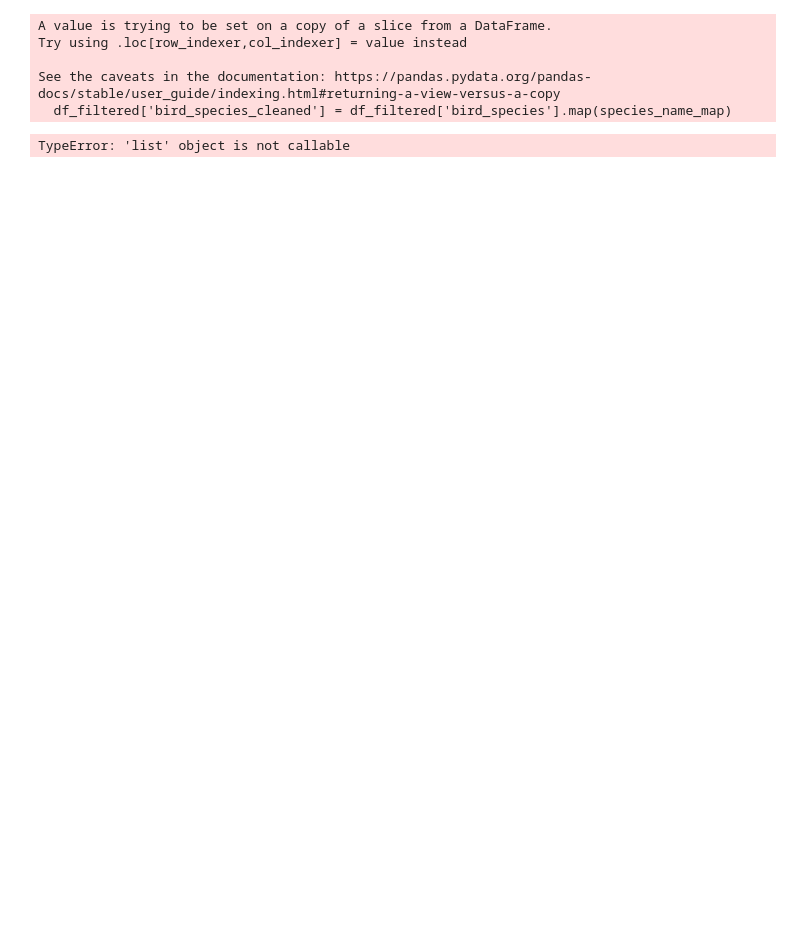
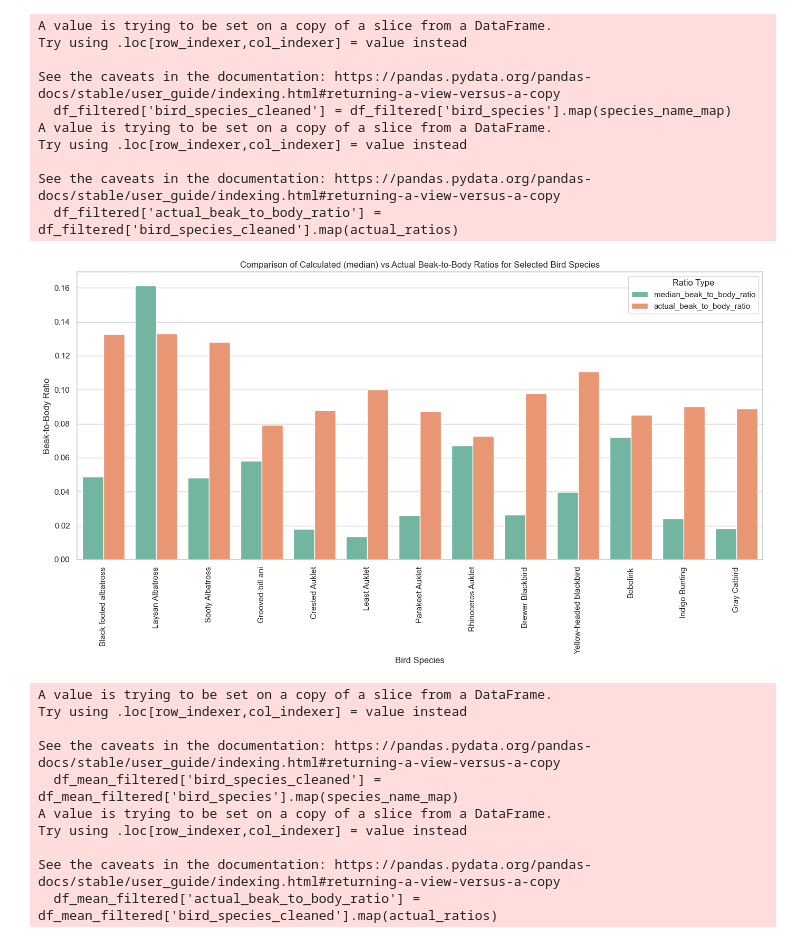
Before and after one commit to abkerper/DS4002_Project3, a Jupyter notebook: SCRIPTS/analysis.ipynb, the cells around one changed output. Drawn from its saved outputs; the diff is of its cells as text; code cells hidden in the pictures; blank space fills up the shorter version.

```diff
--- a/SCRIPTS/analysis.ipynb
+++ b/SCRIPTS/analysis.ipynb
@@ -4,10 +4,14 @@
 import pandas as pd
 import matplotlib.pyplot as plt
 import seaborn as sns
+import os
+# print("Current Working Directory:", os.getcwd())
 
+# # Change to the desired directory
+# os.chdir('c:/DS4002_Project3')
 # Load the CSV file with bird species and their median ratios
-df = pd.read_csv('bird_beak_to_body_medians.csv')
-df_mean = pd.read_csv('bird_beak_to_body_ratios.csv')
+df = pd.read_csv('OUTPUT/bird_beak_to_body_medians.csv')
+df_mean = pd.read_csv('OUTPUT/bird_beak_to_body_ratios.csv')
 
 sns.set(style="whitegrid")
 # %%
@@ -15,10 +19,22 @@ import pandas as pd
 import matplotlib.pyplot as plt
 import seaborn as sns
 
-# Data for the actual beak-to-body ratios calculated from values taken from AVONET
-avonet_df = pd.read_csv("avonet_data.csv")
-# avonet_ratio_column = avonet_df["Beak to body ratio"]
-actual_ratios = avonet_df["Beak to body ratio"]
+# Data for the actual beak-to-body ratios (manually mapped) calculated from values taken from AVONET
+actual_ratios = {
+    "Black footed albatross": 0.132808399,
+    "Laysan Albatross": 0.1328740157,
+    "Sooty Albatross": 0.1281176471,
+    "Grooved-bill ani": 0.07911764706,
+    "Rhinoceros Auklet": 0.07285714286,
+    "Crested Auklet": 0.08791666667,
+    "Least Auklet": 0.1,
+    "Parakeet Auklet": 0.08739130435,
+    "Yellow-headed blackbird": 0.1107283465,
+    "Indigo Bunting": 0.09,
+    "Bobolink": 0.08503937008,
+    "Brewer Blackbird": 0.09777623951,
+    "Gray Catbird": 0.08893006021
+}
 
 # Mapping from directory names to cleaned species names
 species_name_map = {
@@ -59,31 +75,46 @@ df_melted = df_filtered.melt(id_vars=['bird_species_cleaned'], value_vars=['medi
 sns.barplot(x='bird_species_cleaned', y='Ratio', hue='Ratio Type', data=df_melted, palette='Set2')
 plt.title('Comparison of Calculated (median) vs Actual Beak-to-Body Ratios for Selected Bird Species')
 plt.xlabel('Bird Species')
 plt.ylabel('Beak-to-Body Ratio')
 plt.xticks(rotation=90)
 plt.tight_layout()
 plt.show()
 
 # Filter bird species based on the mean
 df_mean_filtered = df_mean[df_mean['bird_species'].isin(species_name_map.keys())]
 df_mean_filtered['bird_species_cleaned'] = df_mean_filtered['bird_species'].map(species_name_map)
 df_mean_filtered['actual_beak_to_body_ratio'] = df_mean_filtered['bird_species_cleaned'].map(actual_ratios)
 
 plt.figure(figsize=(14, 8))
 # Plot estimated beak to body (based on mean) ratio against actual ratio
 df_mean_melted = df_mean_filtered.melt(id_vars=['bird_species_cleaned'], value_vars=['mean_beak_to_body_ratio', 'actual_beak_to_body_ratio'],
                              var_name='Ratio Type', value_name='Ratio')
 sns.barplot(x='bird_species_cleaned', y='Ratio', hue='Ratio Type', data=df_mean_melted, palette='Set2')
 plt.title('Comparison of Calculated (mean) vs Actual Beak-to-Body Ratios for Selected Bird Species')
 plt.xlabel('Bird Species')
 plt.ylabel('Beak-to-Body Ratio')
 plt.xticks(rotation=90)
 plt.tight_layout()
 plt.show()
 # %% [output]
 A value is trying to be set on a copy of a slice from a DataFrame.
 Try using .loc[row_indexer,col_indexer] = value instead
 
 See the caveats in the documentation: https://pandas.pydata.org/pandas-docs/stable/user_guide/indexing.html#returning-a-view-versus-a-copy
   df_filtered['bird_species_cleaned'] = df_filtered['bird_species'].map(species_name_map)
+A value is trying to be set on a copy of a slice from a DataFrame.
+Try using .loc[row_indexer,col_indexer] = value instead
+
+See the caveats in the documentation: https://pandas.pydata.org/pandas-docs/stable/user_guide/indexing.html#returning-a-view-versus-a-copy
+  df_filtered['actual_beak_to_body_ratio'] = df_filtered['bird_species_cleaned'].map(actual_ratios)
+[figure, added]
-TypeError: 'list' object is not callable
+A value is trying to be set on a copy of a slice from a DataFrame.
+Try using .loc[row_indexer,col_indexer] = value instead
+
+See the caveats in the documentation: https://pandas.pydata.org/pandas-docs/stable/user_guide/indexing.html#returning-a-view-versus-a-copy
+  df_mean_filtered['bird_species_cleaned'] = df_mean_filtered['bird_species'].map(species_name_map)
+A value is trying to be set on a copy of a slice from a DataFrame.
+Try using .loc[row_indexer,col_indexer] = value instead
+
+See the caveats in the documentation: https://pandas.pydata.org/pandas-docs/stable/user_guide/indexing.html#returning-a-view-versus-a-copy
+  df_mean_filtered['actual_beak_to_body_ratio'] = df_mean_filtered['bird_species_cleaned'].map(actual_ratios)
```
Also changed, not shown: parts of 9 cells of this notebook, 3 other files.
